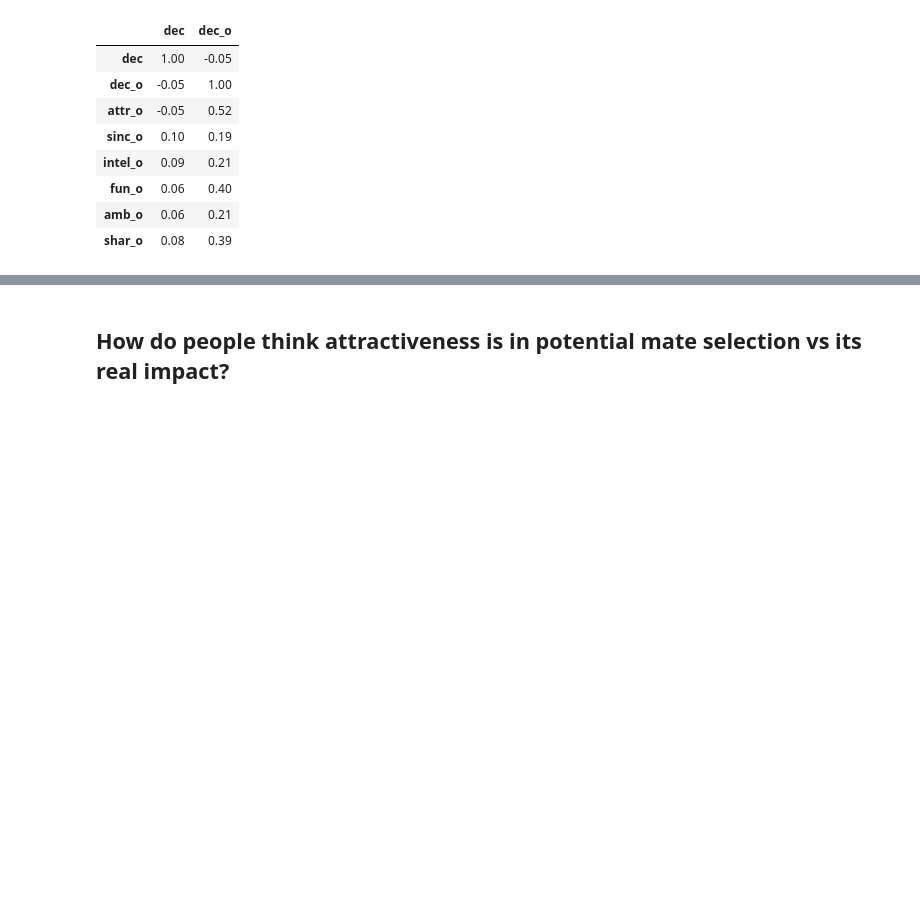
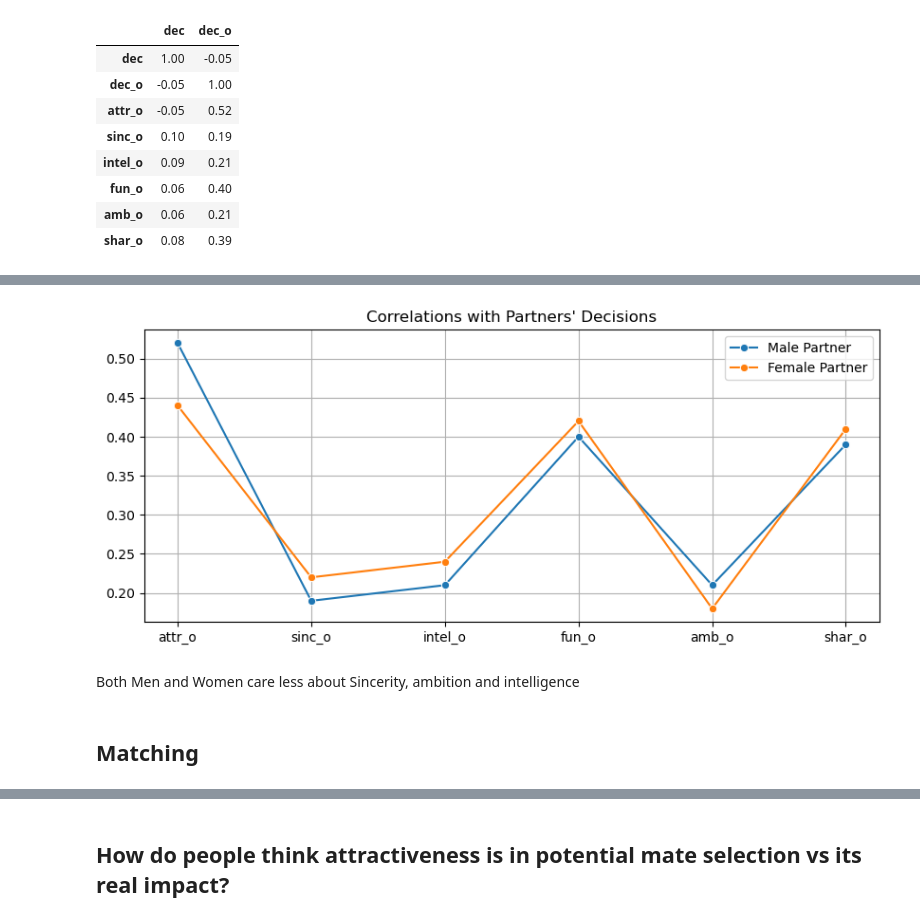
Before and after one commit to ClaudineWenhaji/Bloc_2, a Jupyter notebook: Bloc2_Speed_Dating.ipynb, the cells around one changed output, grey strips where cells are left out. Cells and saved outputs as stored; diff of their text form; code cells hidden in the pictures; blank space fills up the shorter version.

```diff
--- a/Bloc2_Speed_Dating.ipynb
+++ b/Bloc2_Speed_Dating.ipynb
@@ -434,3 +361,19 @@ female_decision_correlations
 | fun_o | 0.06 | 0.40 |
 | amb_o | 0.06 | 0.21 |
 | shar_o | 0.08 | 0.39 |
+# %%
+# Filter the dataset to include only female participants (gender = 0)
+male_participants = dataset_cleaned[dataset_cleaned['gender'] == "Male"]
+
+# Extract the relevant columns for female participants
+male_relevant_data = male_participants[['dec', 'dec_o', 'attr_o', 'sinc_o', 'intel_o', 'fun_o', 'amb_o', 'shar_o']]
+
+# Drop rows with missing values
+male_cleaned_data = male_relevant_data.dropna()
+
+# Calculate correlation between attributes and decisions for female participants
+male_correlation_matrix = male_cleaned_data.corr().round(2)
+
+# Extract relevant correlations
+male_decision_correlations = male_correlation_matrix[['dec', 'dec_o']]
+male_decision_correlations
@@ -459,0 +400,35 @@ plot_female_correlations(female_partner_correlations, 'Correlations with Male Pa
+# %%
+# Extract the relevant correlations for female participants' decisions
+female_participant_correlations = female_decision_correlations['dec'].drop(['dec', 'dec_o'])
+female_partner_correlations     = female_decision_correlations['dec_o'].drop(['dec', 'dec_o'])
+
+# Extract the relevant correlations for male participants' decisions
+male_participant_correlations = male_decision_correlations['dec'].drop(['dec', 'dec_o'])
+male_partner_correlations     = male_decision_correlations['dec_o'].drop(['dec', 'dec_o'])
+
+# Plot correlations for male partners' decisions
+#plot_female_correlations(female_partner_correlations, 'Correlations with Male Partners\' Decisions')
+#plot_female_correlations(male_partner_correlations, 'Correlations with Female Partners\' Decisions')
+
+# Plot correlations for female participants' decisions
+#plot_female_correlations(female_participant_correlations, 'Correlations with Female Participants\' Decisions')
+
+# Plot correlations for female participants' decisions
+#plot_female_correlations(male_participant_correlations, 'Correlations with Male Participants\' Decisions')
+# %%
+# Plot the success rate by order of meetings
+plt.figure(figsize=(10, 4))
+sns.lineplot(x=female_partner_correlations.index, y=female_partner_correlations.values, marker='o', label='Male Partner')
+sns.lineplot(x=male_partner_correlations.index, y=male_partner_correlations.values, marker='o', label='Female Partner')
+plt.title('Correlations with Partners\' Decisions')
+plt.xlabel('')
+plt.ylabel('')
+#plt.xticks(range(1, 23))
+plt.grid(True)
+plt.show()
+# %% [output]
+[figure, added]
+# %% [markdown]
+Both Men and Women care less about Sincerity, ambition and intelligence
+# %% [markdown]
+## Matching
```
Also changed, not shown: parts of 54 cells of this notebook.
